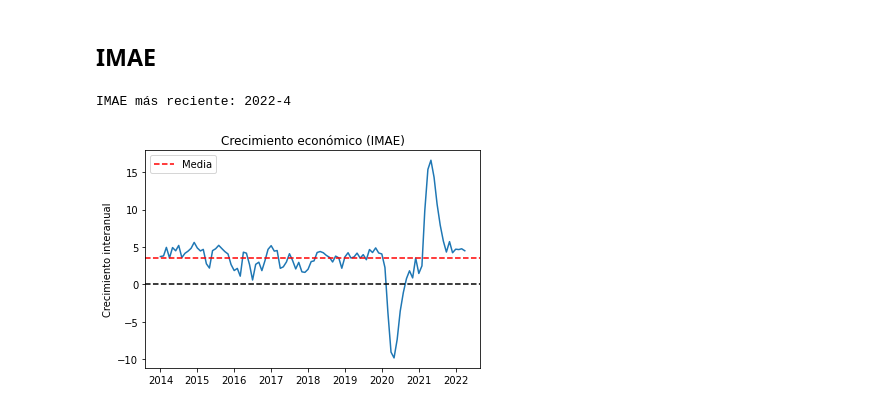
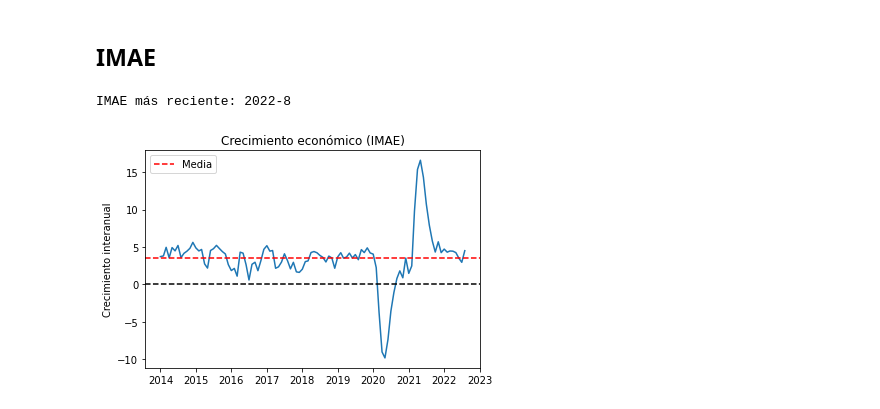
Before and after one commit to UFM-Market-Trends/UFM-Market-Trends-SDK, a Jupyter notebook: examples/1_Actividad_Económica.ipynb, the cells around one changed output. Saved outputs shown, nothing was run; the diff lists cells and outputs as text; code cells hidden in the pictures.

```diff
--- a/examples/1_Actividad_Económica.ipynb
+++ b/examples/1_Actividad_Económica.ipynb
@@ -548,7 +530,7 @@ Agricultura,3.532260114514391
 ## IMAE
 # %%
 # https://www.interviewqs.com/ddi-code-snippets/extract-month-year-pandas
-imae_data_url = "https://www.banguat.gob.gt/sites/default/files/banguat/Publica/IMAE/2013/Cuadros_y_graficas_IMAE_abr2022.xlsx"
+imae_data_url = "https://www.banguat.gob.gt/sites/default/files/banguat/Publica/IMAE/2013/Cuadros_y_graficas_IMAE.xlsx"
 
 imae_dataframe = pd.read_excel(imae_data_url, sheet_name=1,
                                skiprows=7)
@@ -564,35 +546,35 @@ for i in range(len(imae_dataframe['IMAE'])):
     months_amount += 1
 
 # -1 por el pie de página
 print(f'IMAE más reciente: {2013 + (months_amount)//12}-{months_amount%12 - 1}')
 
 imae_dataframe = imae_dataframe[:months_amount-1]
 
 imae_dataframe['date'] = pd.to_datetime(imae_dataframe['date'])
 
 imae_dataframe.insert(loc=1, column="month",
                       value=imae_dataframe['date'].dt.to_period('M'),
                       allow_duplicates=True)
 
 imae_dataframe[IMAE_YEARLY_VARIATION] = imae_dataframe[IMAE_YEARLY_VARIATION]#/100
 
 
 plt.plot(imae_dataframe['date'],
          imae_dataframe[IMAE_YEARLY_VARIATION])
 
 IMAE_mean = np.mean(imae_dataframe[IMAE_YEARLY_VARIATION])
 imae_dataframe['Media desde 2014'] = IMAE_mean
 plt.axhline(IMAE_mean,
             color='r', linestyle='dashed', label='Media')
 plt.ylabel('Crecimiento interanual')
 plt.title('Crecimiento económico (IMAE)')
 plt.axhline(0,
             color='black', linestyle='dashed')
 plt.legend()
 plt.show()
 # %% [output]
-IMAE más reciente: 2022-4
+IMAE más reciente: 2022-8
-[figure, old version]
+[figure, new version]
 # %%
 imae_csv = "IMAE.csv"
 imae_dataframe[12:].to_csv(imae_csv, index=False)
```
Also changed, not shown: parts of 19 cells of this notebook.
